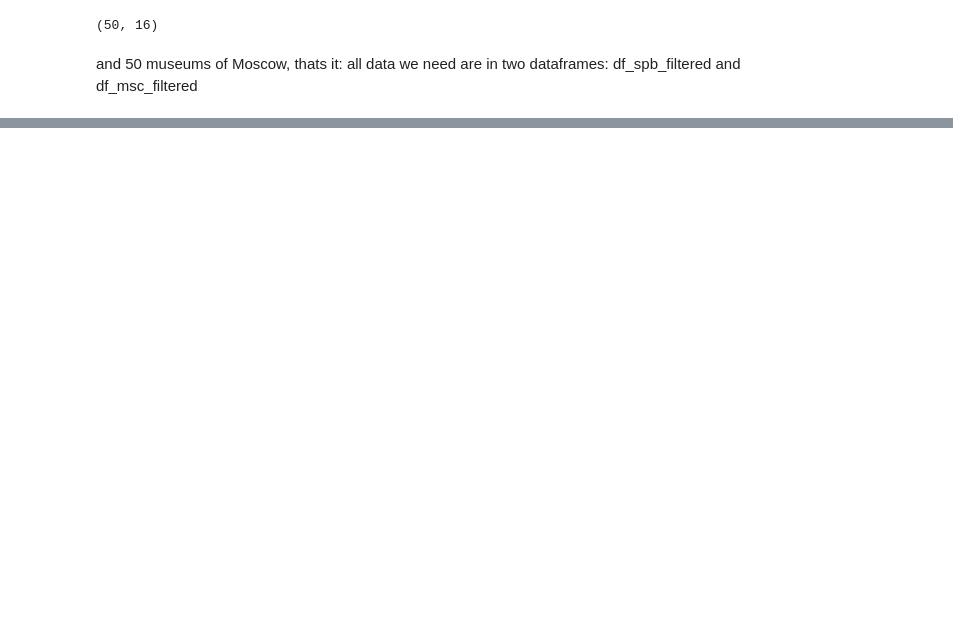
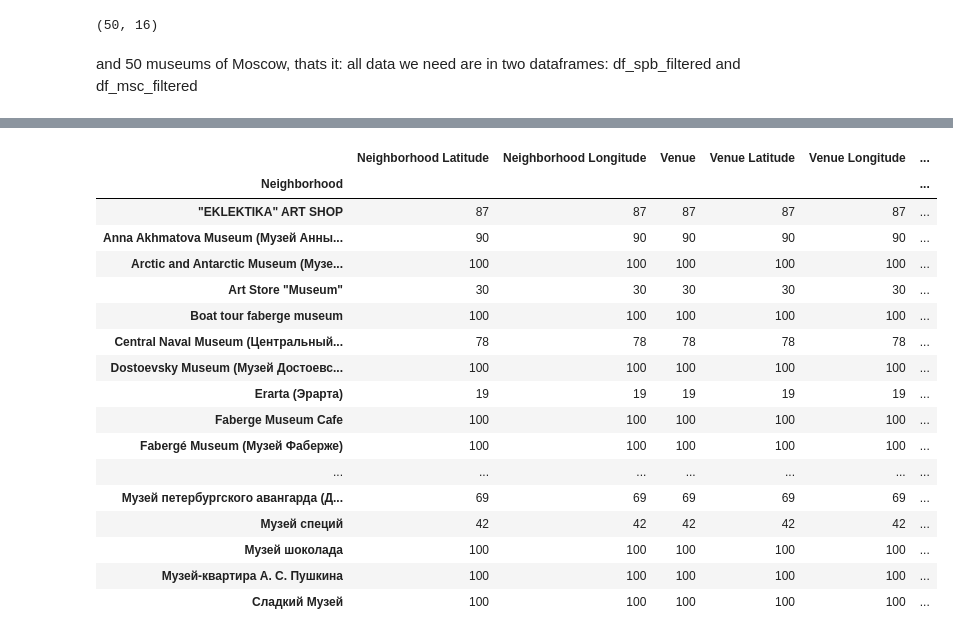
Before and after one commit to Alena-Gurina/Coursera-capstone-project, a Jupyter notebook: Capstone Project.ipynb, the cells around one changed output, grey strips where cells are left out. Cells and saved outputs as stored; diff of their text form; code cells hidden in the pictures; blank space fills up the shorter version.

```diff
--- a/Capstone Project.ipynb
+++ b/Capstone Project.ipynb
@@ -163,0 +197,19 @@ and 50 museums of Moscow, thats it: all data we need are in two dataframes: df_s
+# %%
+# create map of Moscow using latitude and longitude values
+map_msc = folium.Map(location=[latitude_msc, longitude_msc], zoom_start=10)
+
+# add markers to map
+for lat, lng, name in zip(df_msc_filtered['lat'], df_msc_filtered['lng'], df_msc_filtered['name']):
+    label = '{}'.format(name)
+    label = folium.Popup(label, parse_html=True)
+    folium.CircleMarker(
+        [lat, lng],
+        radius=5,
+        popup=label,
+        color='blue',
+        fill=True,
+        fill_color='#3186cc',
+        fill_opacity=0.7,
+        parse_html=False).add_to(map_msc)
+
+map_msc
@@ -163,0 +218,3 @@ and 50 museums of Moscow, thats it: all data we need are in two dataframes: df_s
+# %%
+radius=500
+LIMIT=200
@@ -163,0 +265,5 @@ and 50 museums of Moscow, thats it: all data we need are in two dataframes: df_s
+# %%
+spb_venues = getNearbyVenues(names=df_spb_filtered['name'],
+                                   latitudes=df_spb_filtered['lat'],
+                                   longitudes=df_spb_filtered['lng']
+                                  )
@@ -163,0 +299,21 @@ and 50 museums of Moscow, thats it: all data we need are in two dataframes: df_s
+# %%
+spb_venues.groupby('Neighborhood').count()
+# %% [output]
+|  | Neighborhood Latitude | Neighborhood Longitude | Venue | Venue Latitude | Venue Longitude | ... |
+| Neighborhood |  |  |  |  |  | ... |
+| "EKLEKTIKA" ART SHOP | 87 | 87 | 87 | 87 | 87 | ... |
+| Anna Akhmatova Museum (Музей Анны... | 90 | 90 | 90 | 90 | 90 | ... |
+| Arctic and Antarctic Museum (Музе... | 100 | 100 | 100 | 100 | 100 | ... |
+| Art Store "Museum" | 30 | 30 | 30 | 30 | 30 | ... |
+| Boat tour faberge museum | 100 | 100 | 100 | 100 | 100 | ... |
+| Central Naval Museum (Центральный... | 78 | 78 | 78 | 78 | 78 | ... |
+| Dostoevsky Museum (Музей Достоевс... | 100 | 100 | 100 | 100 | 100 | ... |
+| Erarta (Эрарта) | 19 | 19 | 19 | 19 | 19 | ... |
+| Faberge Museum Cafe | 100 | 100 | 100 | 100 | 100 | ... |
+| Fabergé Museum (Музей Фаберже) | 100 | 100 | 100 | 100 | 100 | ... |
+| ... | ... | ... | ... | ... | ... | ... |
+| Музей петербургского авангарда (Д... | 69 | 69 | 69 | 69 | 69 | ... |
+| Музей специй | 42 | 42 | 42 | 42 | 42 | ... |
+| Музей шоколада | 100 | 100 | 100 | 100 | 100 | ... |
+| Музей-квартира А. С. Пушкина | 100 | 100 | 100 | 100 | 100 | ... |
+| Сладкий Музей | 100 | 100 | 100 | 100 | 100 | ... |
```
Also changed, not shown: parts of 101 cells of this notebook.
